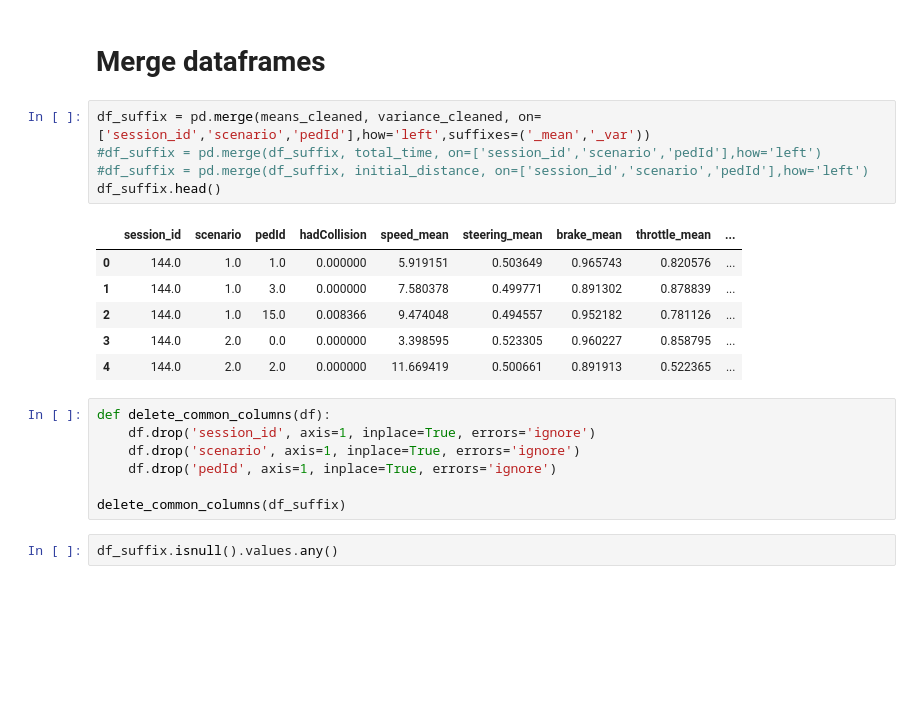
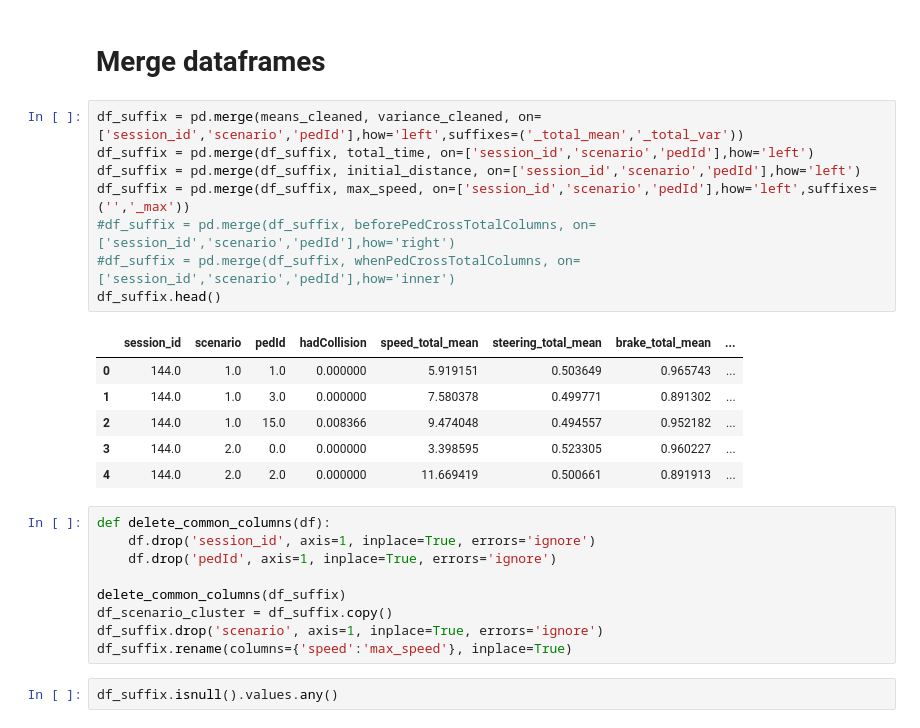
Before and after one commit to jcostamagna/thesis-python-jupyter, a Jupyter notebook: thesis_test.ipynb, the cells around one changed output. Cells and saved outputs as stored; diff of their text form; blank space fills up the shorter version.

```diff
--- a/thesis_test.ipynb
+++ b/thesis_test.ipynb
@@ -331,24 +401,29 @@ plt.show()
 # %% [markdown]
 # Merge dataframes
 # %%
-df_suffix = pd.merge(means_cleaned, variance_cleaned, on=['session_id','scenario','pedId'],how='left',suffixes=('_mean','_var'))
-#df_suffix = pd.merge(df_suffix, total_time, on=['session_id','scenario','pedId'],how='left')
-#df_suffix = pd.merge(df_suffix, initial_distance, on=['session_id','scenario','pedId'],how='left')
+df_suffix = pd.merge(means_cleaned, variance_cleaned, on=['session_id','scenario','pedId'],how='left',suffixes=('_total_mean','_total_var'))
+df_suffix = pd.merge(df_suffix, total_time, on=['session_id','scenario','pedId'],how='left')
+df_suffix = pd.merge(df_suffix, initial_distance, on=['session_id','scenario','pedId'],how='left')
+df_suffix = pd.merge(df_suffix, max_speed, on=['session_id','scenario','pedId'],how='left',suffixes=('','_max'))
+#df_suffix = pd.merge(df_suffix, beforePedCrossTotalColumns, on=['session_id','scenario','pedId'],how='right')
+#df_suffix = pd.merge(df_suffix, whenPedCrossTotalColumns, on=['session_id','scenario','pedId'],how='inner')
 df_suffix.head()
 # %% [output]
-|  | session_id | scenario | pedId | hadCollision | speed_mean | steering_mean | brake_mean | throttle_mean | ... |
-| 0 | 144.0 | 1.0 | 1.0 | 0.000000 | 5.919151 | 0.503649 | 0.965743 | 0.820576 | ... |
-| 1 | 144.0 | 1.0 | 3.0 | 0.000000 | 7.580378 | 0.499771 | 0.891302 | 0.878839 | ... |
-| 2 | 144.0 | 1.0 | 15.0 | 0.008366 | 9.474048 | 0.494557 | 0.952182 | 0.781126 | ... |
-| 3 | 144.0 | 2.0 | 0.0 | 0.000000 | 3.398595 | 0.523305 | 0.960227 | 0.858795 | ... |
-| 4 | 144.0 | 2.0 | 2.0 | 0.000000 | 11.669419 | 0.500661 | 0.891913 | 0.522365 | ... |
+|  | session_id | scenario | pedId | hadCollision | speed_total_mean | steering_total_mean | brake_total_mean | ... |
+| 0 | 144.0 | 1.0 | 1.0 | 0.000000 | 5.919151 | 0.503649 | 0.965743 | ... |
+| 1 | 144.0 | 1.0 | 3.0 | 0.000000 | 7.580378 | 0.499771 | 0.891302 | ... |
+| 2 | 144.0 | 1.0 | 15.0 | 0.008366 | 9.474048 | 0.494557 | 0.952182 | ... |
+| 3 | 144.0 | 2.0 | 0.0 | 0.000000 | 3.398595 | 0.523305 | 0.960227 | ... |
+| 4 | 144.0 | 2.0 | 2.0 | 0.000000 | 11.669419 | 0.500661 | 0.891913 | ... |
 # %%
 def delete_common_columns(df):
     df.drop('session_id', axis=1, inplace=True, errors='ignore')
-    df.drop('scenario', axis=1, inplace=True, errors='ignore')
     df.drop('pedId', axis=1, inplace=True, errors='ignore')
 
 delete_common_columns(df_suffix)
+df_scenario_cluster = df_suffix.copy()
+df_suffix.drop('scenario', axis=1, inplace=True, errors='ignore')
+df_suffix.rename(columns={'speed':'max_speed'}, inplace=True)
 # %%
 df_suffix.isnull().values.any()
 # %% [output]
```
Also changed, not shown: parts of 70 cells of this notebook, 4 other files.
